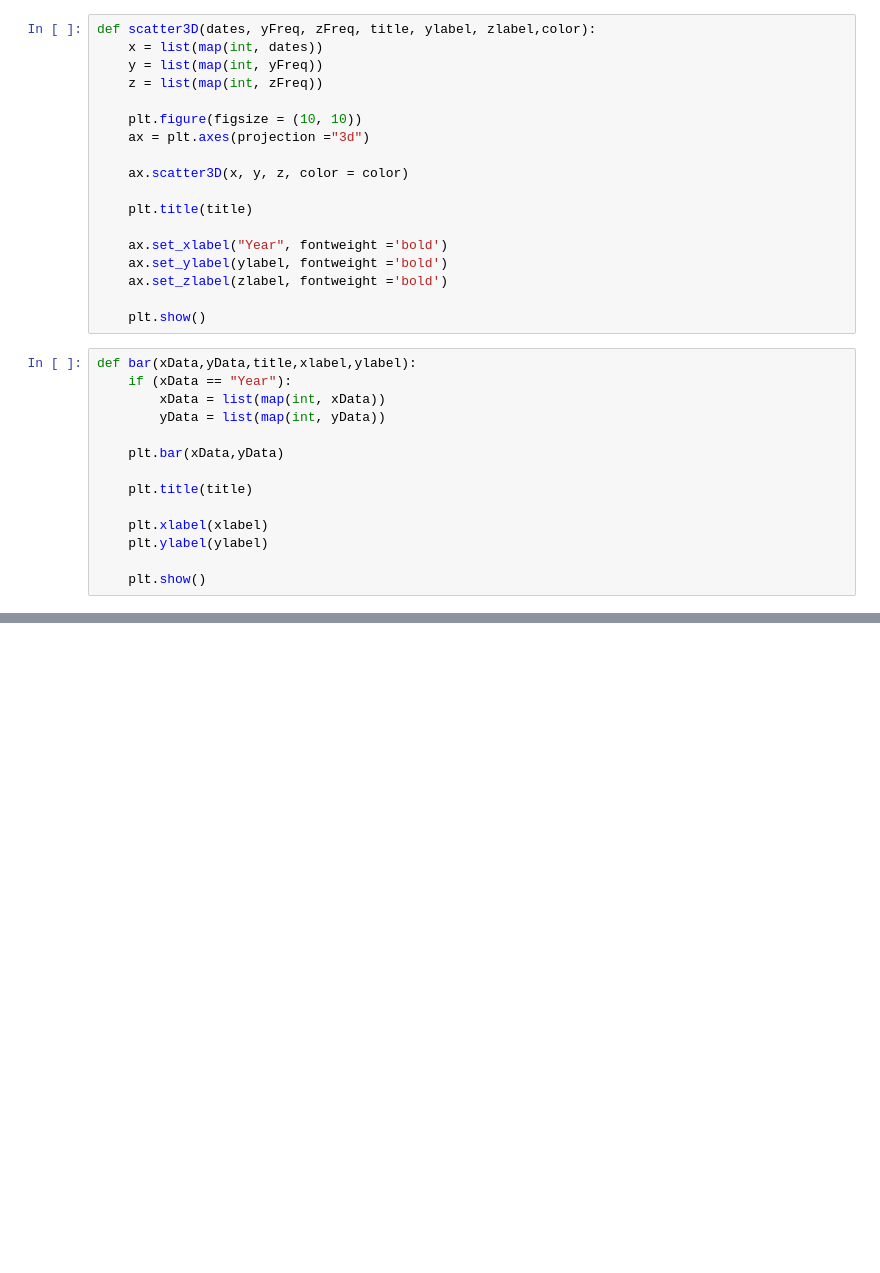
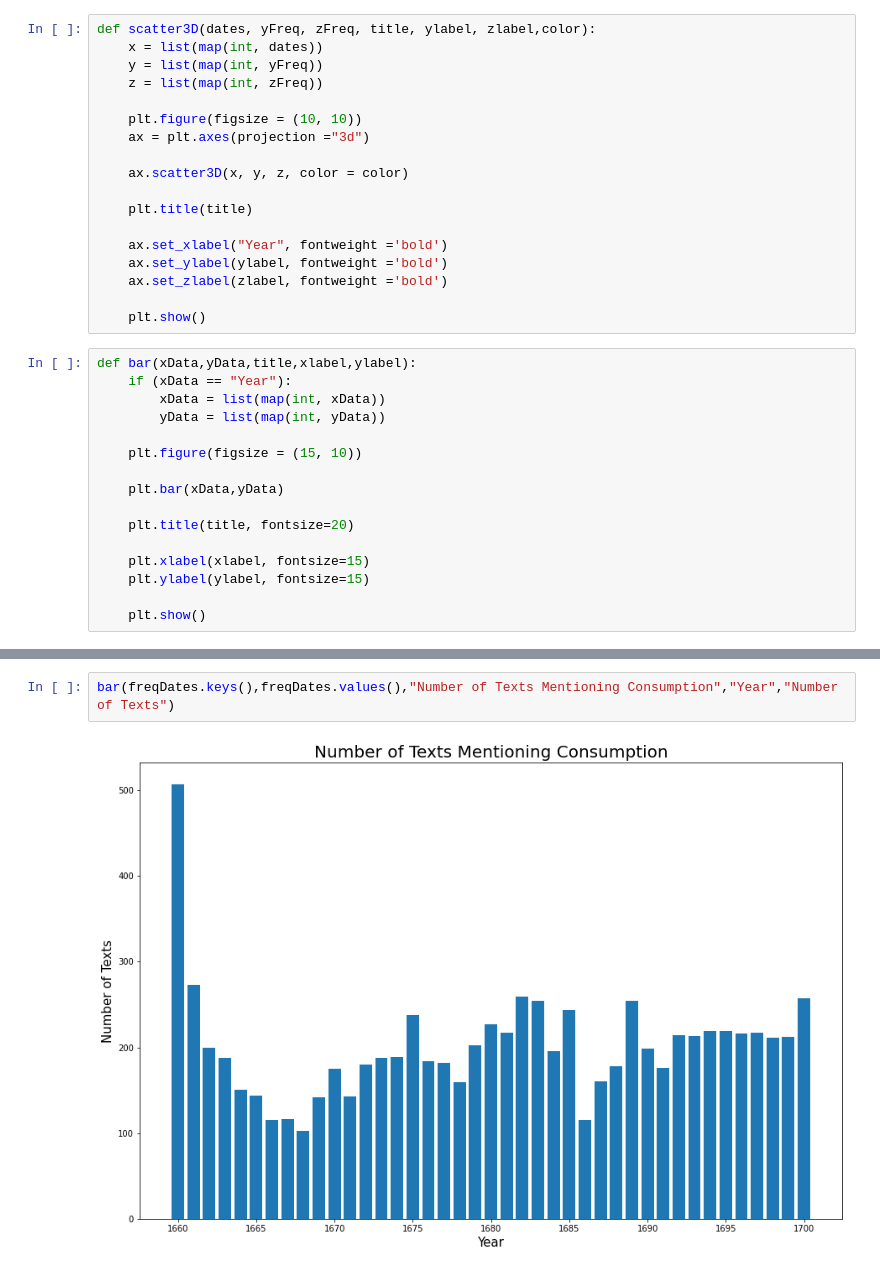
Before and after one commit to hsmith221/ECBC-21-22, a Jupyter notebook: Topic_Modeling/patterns.ipynb, the cells around one changed output, grey strips where cells are left out. Cells and saved outputs as stored; diff of their text form; blank space fills up the shorter version.

```diff
--- a/Topic_Modeling/patterns.ipynb
+++ b/Topic_Modeling/patterns.ipynb
@@ -141,12 +123,14 @@ def bar(xData,yData,title,xlabel,ylabel):
         xData = list(map(int, xData))
         yData = list(map(int, yData))
 
+    plt.figure(figsize = (15, 10))
+
     plt.bar(xData,yData)
 
-    plt.title(title)
+    plt.title(title, fontsize=20)
 
-    plt.xlabel(xlabel)
-    plt.ylabel(ylabel)
+    plt.xlabel(xlabel, fontsize=15)
+    plt.ylabel(ylabel, fontsize=15)
 
     plt.show()
 # %%
@@ -189,0 +169,4 @@ bar(freqDates.keys(),freqDates.values(),"Pirate and Piracy in EIC texts 1660-171
+# %%
+bar(freqDates.keys(),freqDates.values(),"Number of Texts Mentioning Consumption","Year","Number of Texts")
+# %% [output]
+[figure, added]
```
Also changed, not shown: parts of 12 cells of this notebook, 4 other files.
